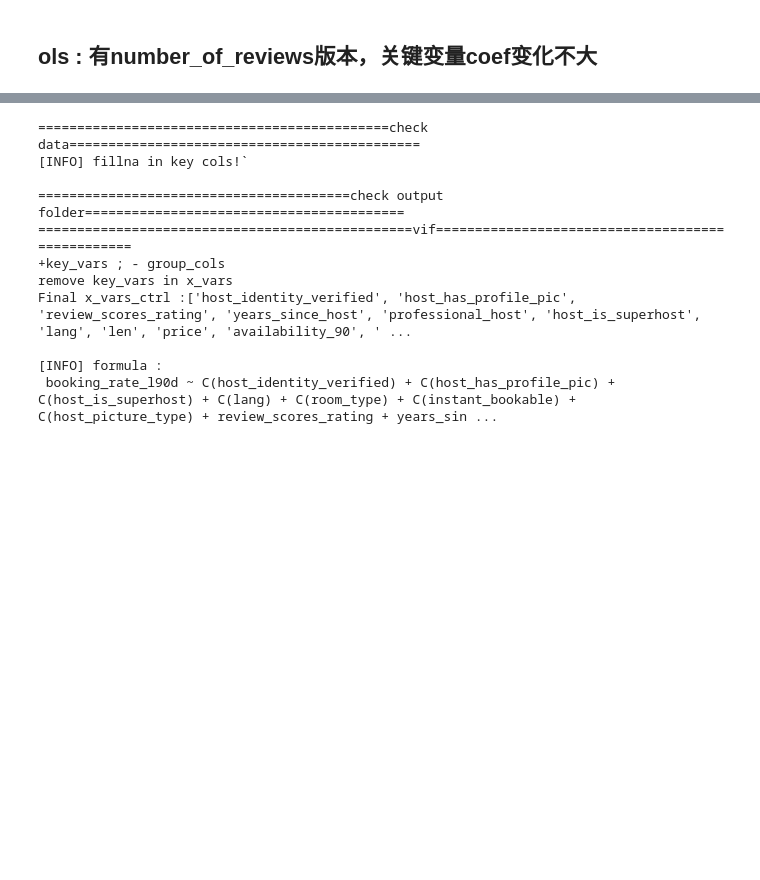
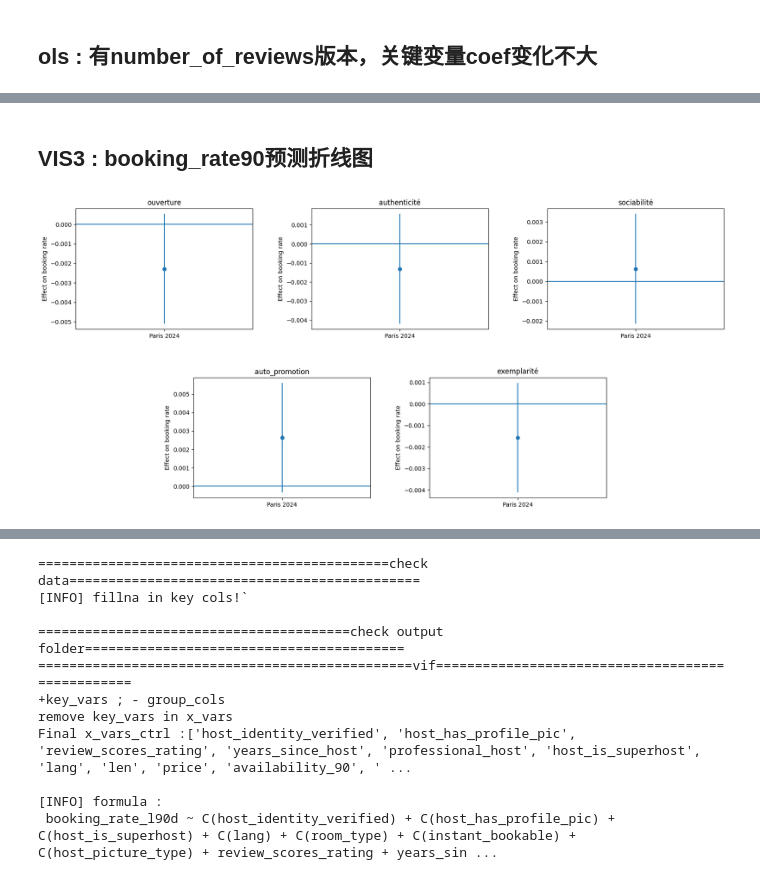
Before and after one commit to yeliu-dh/SelfPresentation_Multimodal_airbnb, a Jupyter notebook: D_stat/test_mod2324.ipynb, the cells around one changed output, grey strips where cells are left out. Cells and saved outputs as stored; diff of their text form; code cells hidden in the pictures; blank space fills up the shorter version.

```diff
--- a/D_stat/test_mod2324.ipynb
+++ b/D_stat/test_mod2324.ipynb
@@ -750,0 +1078,2 @@ KeyError: 'coef'
+# %% [markdown]
+## VIS3 : booking_rate90预测折线图
@@ -750,0 +1104,70 @@ KeyError: 'coef'
+# %%
+# # 固定时间地点，展示这个策略“实际会带来多少预订变化”
+# # Afin d’illustrer l’ampleur économique des effets, nous complétons l’analyse par des courbes de prédiction du taux de réservation.
+
+df_p2024 = all_results_df[
+    (all_results_df["in_paris"] == 1) &
+    (all_results_df["in_2024"] == 1)
+].copy()
+
+import matplotlib.pyplot as plt
+
+tactics_bio = [
+    "ouverture", "authenticité","sociabilité",
+    "auto_promotion","exemplarité"
+]
+
+# --------------------layout-------------------
+# 使用更细的列分辨率（2 行 × 6 列），方便把第二行两个图放在中间列
+fig = plt.figure(figsize=(20,9))
+gs = gridspec.GridSpec(2, 6, figure=fig, hspace=0.4, wspace=1)
+
+axes = []
+# 第一行三个：分别占两列宽 (0:2, 2:4, 4:6)
+ax1 = fig.add_subplot(gs[0, 0:2])
+ax2 = fig.add_subplot(gs[0, 2:4])
+ax3 = fig.add_subplot(gs[0, 4:6])
+axes.extend([ax1, ax2, ax3])
+
+# 第二行两个：让它们居中，分别占中间的两列 (1:3 和 3:5)
+ax4 = fig.add_subplot(gs[1, 1:3])
+ax5 = fig.add_subplot(gs[1, 3:5])
+axes.extend([ax4, ax5])
+
+# 确保 tactics_vars 长度为 5（或小于等于 len(axes)）
+n_to_plot = min(len(tactics_vars), len(axes))
+
+
+for i, tactic in enumerate(tactics_bio):
+    ax = axes[i]
+
+    sub = df_p2024[df_p2024["tactic"] == tactic]
+
+    coef = sub["coef"].values[0]
+    se = sub["se"].values[0]
+    sig = sub["sig"].values[0]
+
+    # 👉 单个点 + CI
+    ax.errorbar(
+        [0],
+        [coef],
+        yerr=[1.96 * se],
+        fmt='o'
+    )
+
+    # 👉 星号
+    if sig != "":
+        ax.text(0, coef, sig, ha='center', va='bottom')
+
+    ax.axhline(0)
+
+    ax.set_xticks([0])
+    ax.set_xticklabels(["Paris 2024"])
+
+    ax.set_title(tactic)
+    ax.set_ylabel("Effect on booking rate")
+
+plt.tight_layout()
+plt.show()
+# %% [output]
+[figure, added]
```
Also changed, not shown: parts of 35 cells of this notebook, 4 other files.
